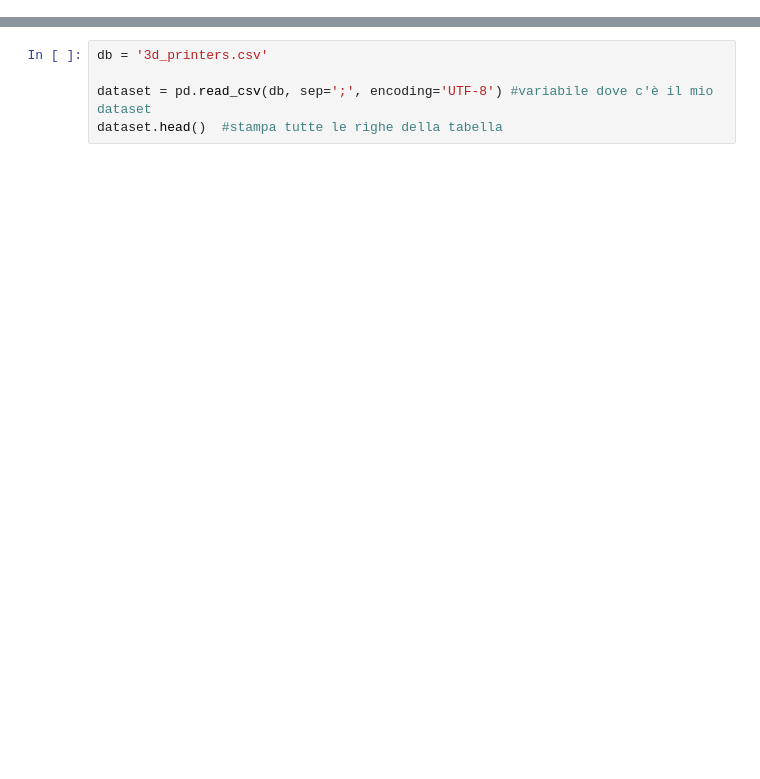
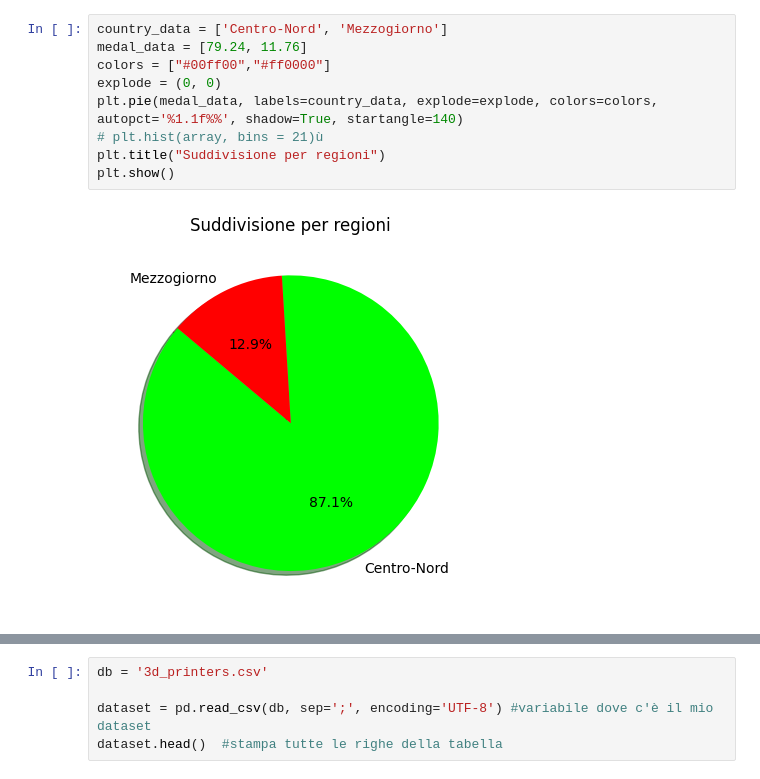
Before and after one commit to LorenzoLongarini/progetto-di-economia, a Jupyter notebook: economia_dataset.ipynb, the cells around one changed output, grey strips where cells are left out. Saved outputs shown, nothing was run; the diff lists cells and outputs as text; blank space fills up the shorter version.

Commit message:
graphs

```diff
--- a/economia_dataset.ipynb
+++ b/economia_dataset.ipynb
@@ -8,0 +169,12 @@ databases = [r'3d_printers.csv', r'modellazione_3d.csv', r'stampa_3d.csv', r'sta
+# %%
+country_data = ['Centro-Nord', 'Mezzogiorno']
+medal_data = [79.24, 11.76]
+colors = ["#00ff00","#ff0000"]
+explode = (0, 0)
+plt.pie(medal_data, labels=country_data, explode=explode, colors=colors,
+autopct='%1.1f%%', shadow=True, startangle=140)
+# plt.hist(array, bins = 21)ù
+plt.title("Suddivisione per regioni")
+plt.show()
+# %% [output]
+[figure, added]
```
Also changed, not shown: parts of 18 cells of this notebook, 2 other files.
